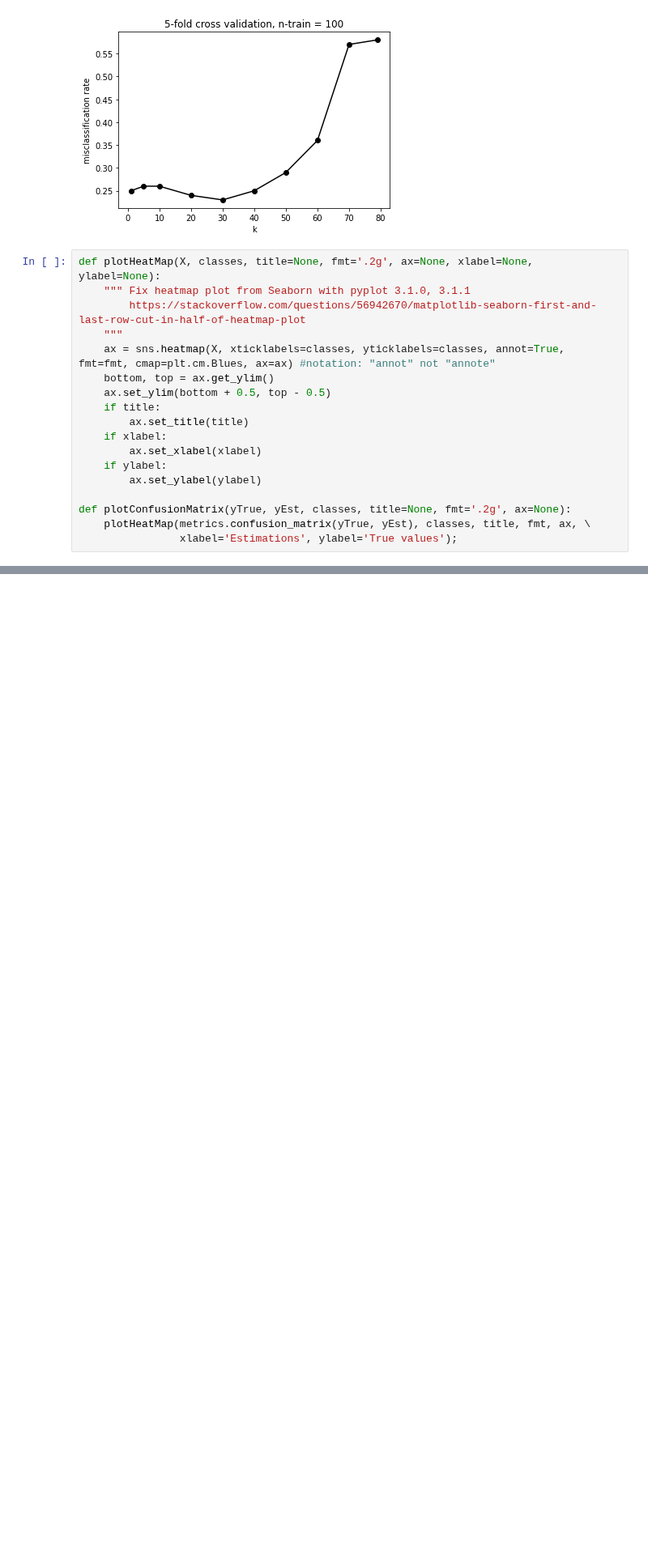
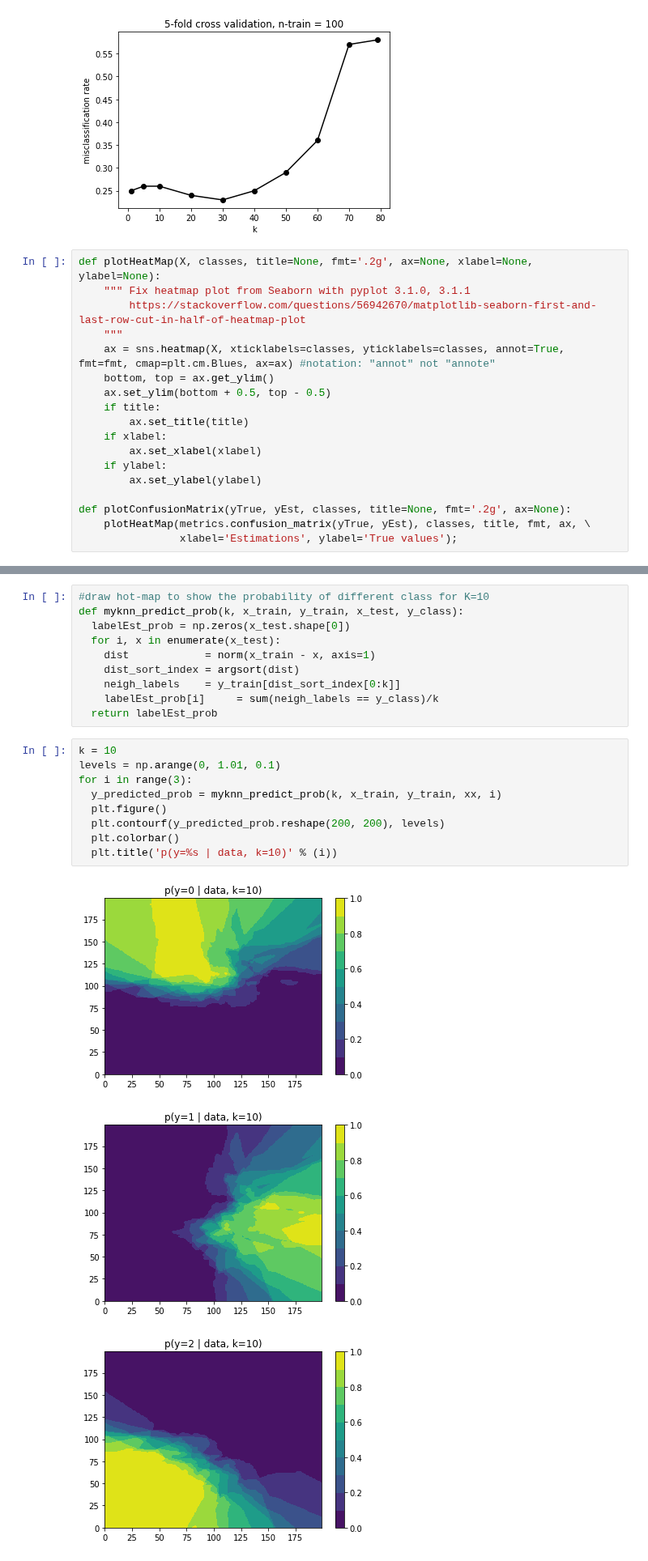
Before and after one commit to yexf308/MachineLearning, a Jupyter notebook: 13_KNN1.ipynb, the cells around one changed output, grey strips where cells are left out. Shown at 81% size. Cells and saved outputs as stored; diff of their text form; blank space fills up the shorter version.

```diff
--- a/13_KNN1.ipynb
+++ b/13_KNN1.ipynb
@@ -265,0 +266,23 @@ plotConfusionMatrix(y_test, y_test_predicted, np.array(['0', '1','2']));
+# %%
+#draw hot-map to show the probability of different class for K=10
+def myknn_predict_prob(k, x_train, y_train, x_test, y_class):
+  labelEst_prob = np.zeros(x_test.shape[0])
+  for i, x in enumerate(x_test):
+    dist            = norm(x_train - x, axis=1)
+    dist_sort_index = argsort(dist)
+    neigh_labels    = y_train[dist_sort_index[0:k]]
+    labelEst_prob[i]     = sum(neigh_labels == y_class)/k
+  return labelEst_prob
+# %%
+k = 10
+levels = np.arange(0, 1.01, 0.1)
+for i in range(3):
+  y_predicted_prob = myknn_predict_prob(k, x_train, y_train, xx, i)
+  plt.figure()
+  plt.contourf(y_predicted_prob.reshape(200, 200), levels)
+  plt.colorbar()
+  plt.title('p(y=%s | data, k=10)' % (i))
+# %% [output]
+[figure, added]
+[figure, added]
+[figure, added]
```
Also changed, not shown: parts of 1 cell of this notebook.
